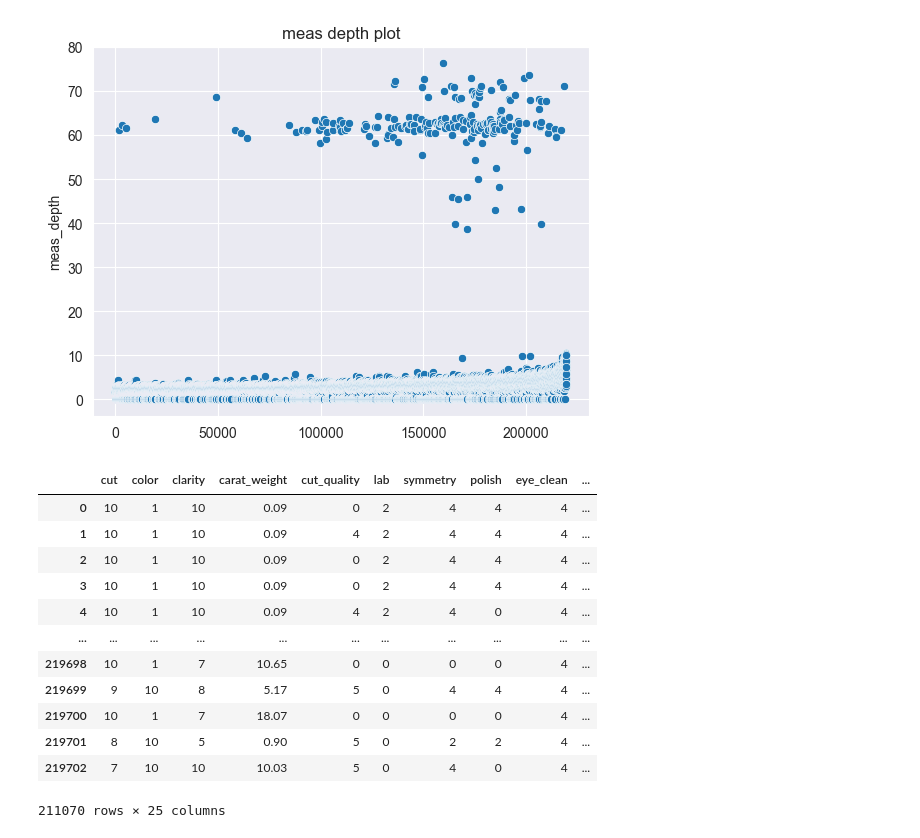
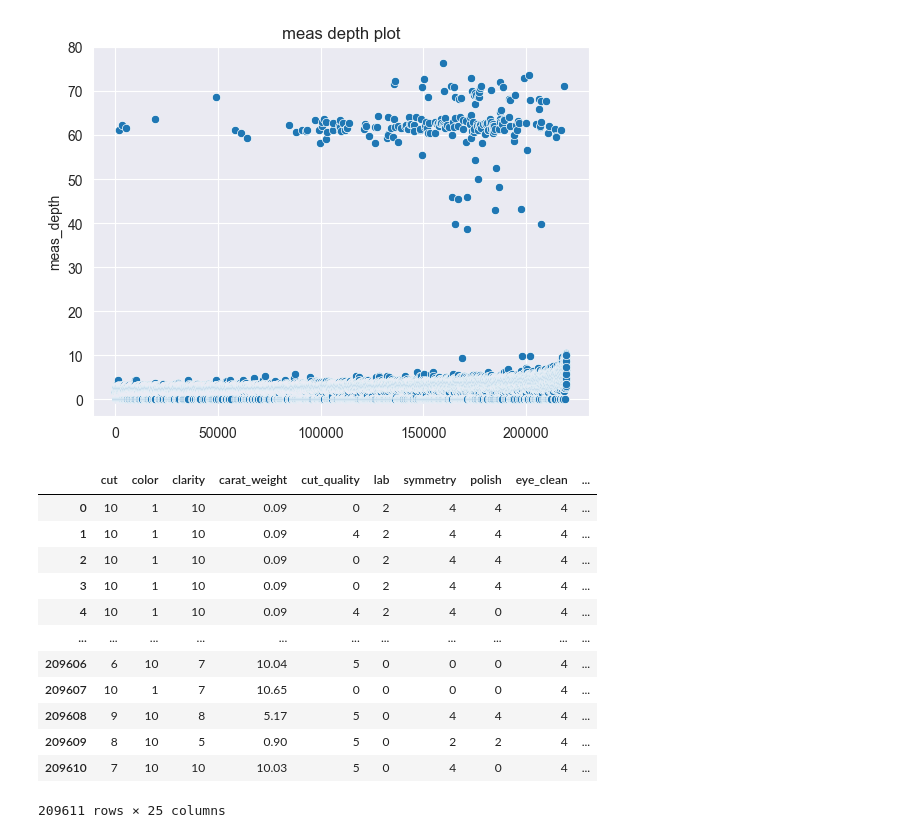
Before and after one commit to amith-vardhan99/udemy, a Jupyter notebook: Predicting Diamond Sales Price with Multiple Regression Methods/notebook.ipynb, the cells around one changed output. Cells and saved outputs as stored; diff of their text form; code cells hidden in the pictures.

```diff
--- a/Predicting Diamond Sales Price with Multiple Regression Methods/notebook.ipynb
+++ b/Predicting Diamond Sales Price with Multiple Regression Methods/notebook.ipynb
@@ -131,18 +131,32 @@ for i in numeric_types_float:
 [figure]
 [figure]
 # %%
-df_3[df_3["depth_percent"]>=40][df_3["depth_percent"]<=85]
+cond_1 = df_3["depth_percent"] >= 40
+cond_2 = df_3["depth_percent"] < 85
+
+cond_3 = df_3["table_percent"] >= 50
+cond_4 = df_3["table_percent"] < 80
+
+cond_5 = df_3["meas_length"] < 30
+cond_6 = df_3["meas_width"] < 20
+
+cond_7 = df_3["meas_depth"] < 10
+
+cond = cond_1 & cond_2 & cond_3 & cond_4 & cond_5 & cond_6 & cond_7
+
+df_4 = df_3[cond].reset_index(drop=True)
+df_4
 # %% [output]
 |  | cut | color | clarity | carat_weight | cut_quality | lab | symmetry | polish | eye_clean | ... |
 | 0 | 10 | 1 | 10 | 0.09 | 0 | 2 | 4 | 4 | 4 | ... |
 | 1 | 10 | 1 | 10 | 0.09 | 4 | 2 | 4 | 4 | 4 | ... |
 | 2 | 10 | 1 | 10 | 0.09 | 0 | 2 | 4 | 4 | 4 | ... |
 | 3 | 10 | 1 | 10 | 0.09 | 0 | 2 | 4 | 4 | 4 | ... |
 | 4 | 10 | 1 | 10 | 0.09 | 4 | 2 | 4 | 0 | 4 | ... |
 | ... | ... | ... | ... | ... | ... | ... | ... | ... | ... | ... |
-| 219698 | 10 | 1 | 7 | 10.65 | 0 | 0 | 0 | 0 | 4 | ... |
-| 219699 | 9 | 10 | 8 | 5.17 | 5 | 0 | 4 | 4 | 4 | ... |
-| 219700 | 10 | 1 | 7 | 18.07 | 0 | 0 | 0 | 0 | 4 | ... |
-| 219701 | 8 | 10 | 5 | 0.90 | 5 | 0 | 2 | 2 | 4 | ... |
-| 219702 | 7 | 10 | 10 | 10.03 | 5 | 0 | 4 | 0 | 4 | ... |
+| 209606 | 6 | 10 | 7 | 10.04 | 5 | 0 | 0 | 0 | 4 | ... |
+| 209607 | 10 | 1 | 7 | 10.65 | 0 | 0 | 0 | 0 | 4 | ... |
+| 209608 | 9 | 10 | 8 | 5.17 | 5 | 0 | 4 | 4 | 4 | ... |
+| 209609 | 8 | 10 | 5 | 0.90 | 5 | 0 | 2 | 2 | 4 | ... |
+| 209610 | 7 | 10 | 10 | 10.03 | 5 | 0 | 4 | 0 | 4 | ... |
-211070 rows × 25 columns
+209611 rows × 25 columns
```
Also changed, not shown: parts of 1 cell of this notebook.
